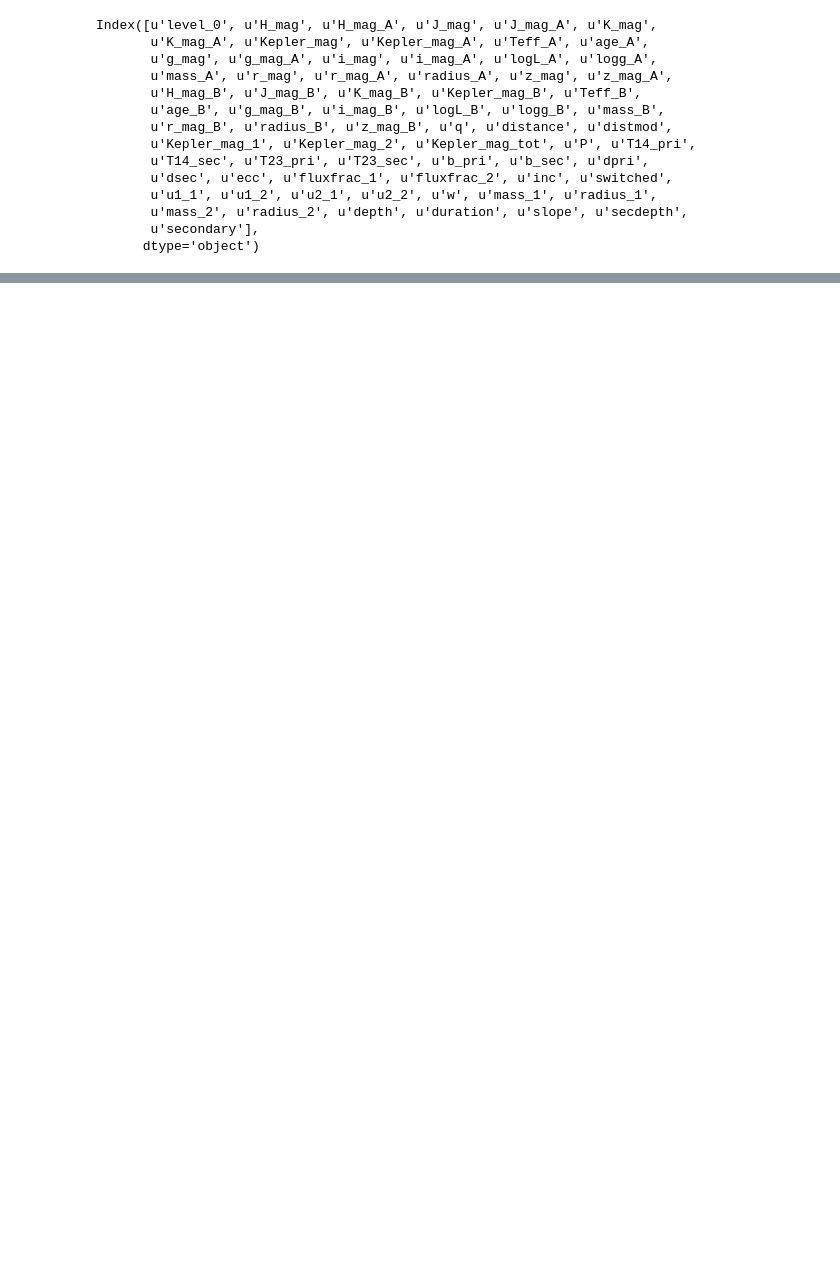
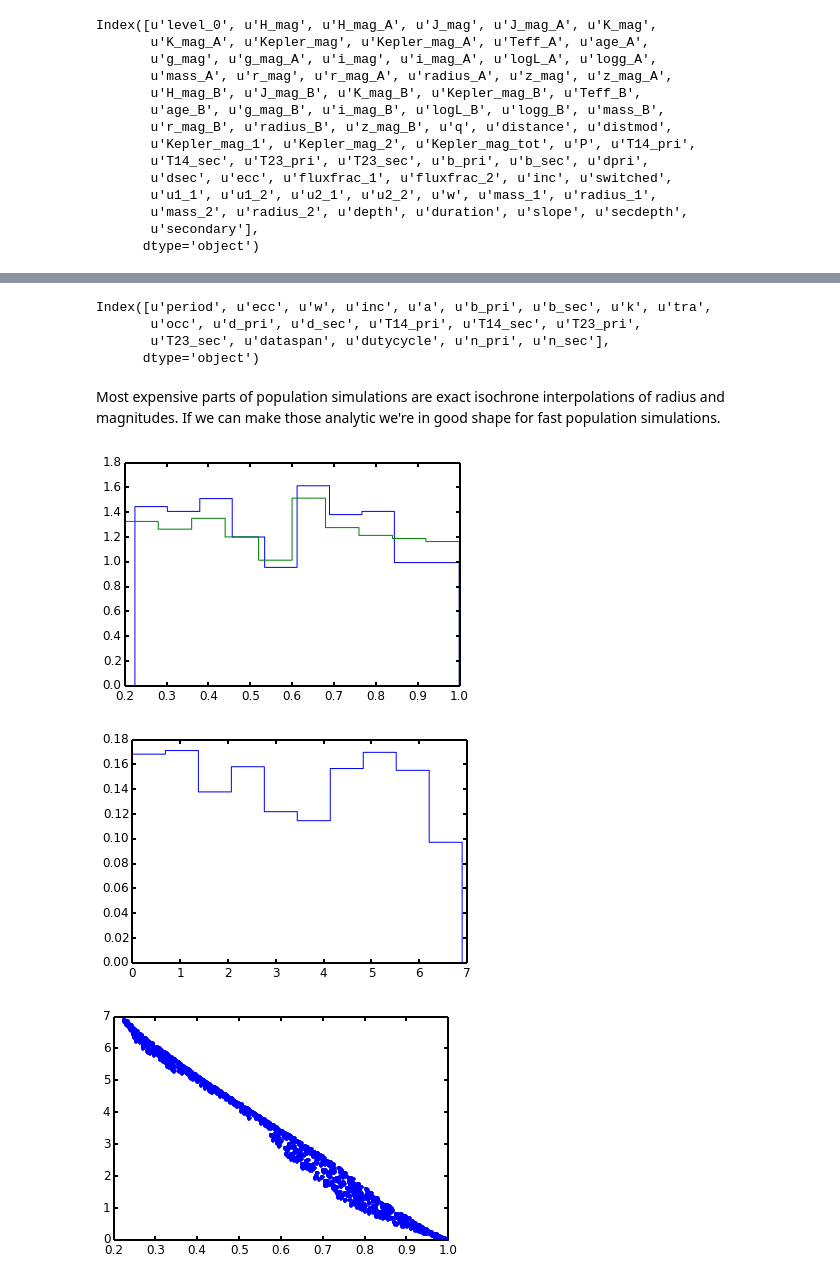
Before and after one commit to timothydmorton/exosyspop, a Jupyter notebook: Exploration.ipynb, the cells around one changed output, grey strips where cells are left out. Drawn from its saved outputs; the diff is of its cells as text; code cells hidden in the pictures; blank space fills up the shorter version.

```diff
--- a/Exploration.ipynb
+++ b/Exploration.ipynb
@@ -210,0 +339,36 @@ transit_duration(pars['p0'],pars['P'],pars['b'],pars['aR'],ecc=pars['ecc'], w=pa
+# %%
+obs.columns
+# %% [output]
+Index([u'period', u'ecc', u'w', u'inc', u'a', u'b_pri', u'b_sec', u'k', u'tra',
+       u'occ', u'd_pri', u'd_sec', u'T14_pri', u'T14_sec', u'T23_pri',
+       u'T23_sec', u'dataspan', u'dutycycle', u'n_pri', u'n_sec'],
+      dtype='object')
+# %% [markdown]
+Most expensive parts of population simulations are exact isochrone interpolations of radius and magnitudes.  If we can make those analytic we're in good shape for fast population simulations.
+# %%
+from isochrones.dartmouth import Dartmouth_Isochrone
+dar = Dartmouth_Isochrone()
+# %%
+%matplotlib inline
+import matplotlib.pyplot as plt
+import numpy as np
+
+N = 1000
+M1 = np.random.random(N) * 0.2 + 0.9
+age = 9.4
+feh = 0.0
+q = np.random.random(N) * 0.8 + 0.2
+M2 = q*M1
+qrad = dar.radius(M2, age, feh)/dar.radius(M1, age, feh)
+dmag = dar.mag['Kepler'](M2, age, feh) - dar.mag['Kepler'](M1, age, feh)
+
+plt.hist(qrad, histtype='step', normed=True);
+plt.hist(q, histtype='step', normed=True);
+plt.figure()
+plt.hist(dmag, histtype='step', normed=True);
+plt.figure()
+plt.plot(qrad, dmag, '.');
+# %% [output]
+[figure, added]
+[figure, added]
+[figure, added]
```
Also changed, not shown: parts of 39 cells of this notebook.
